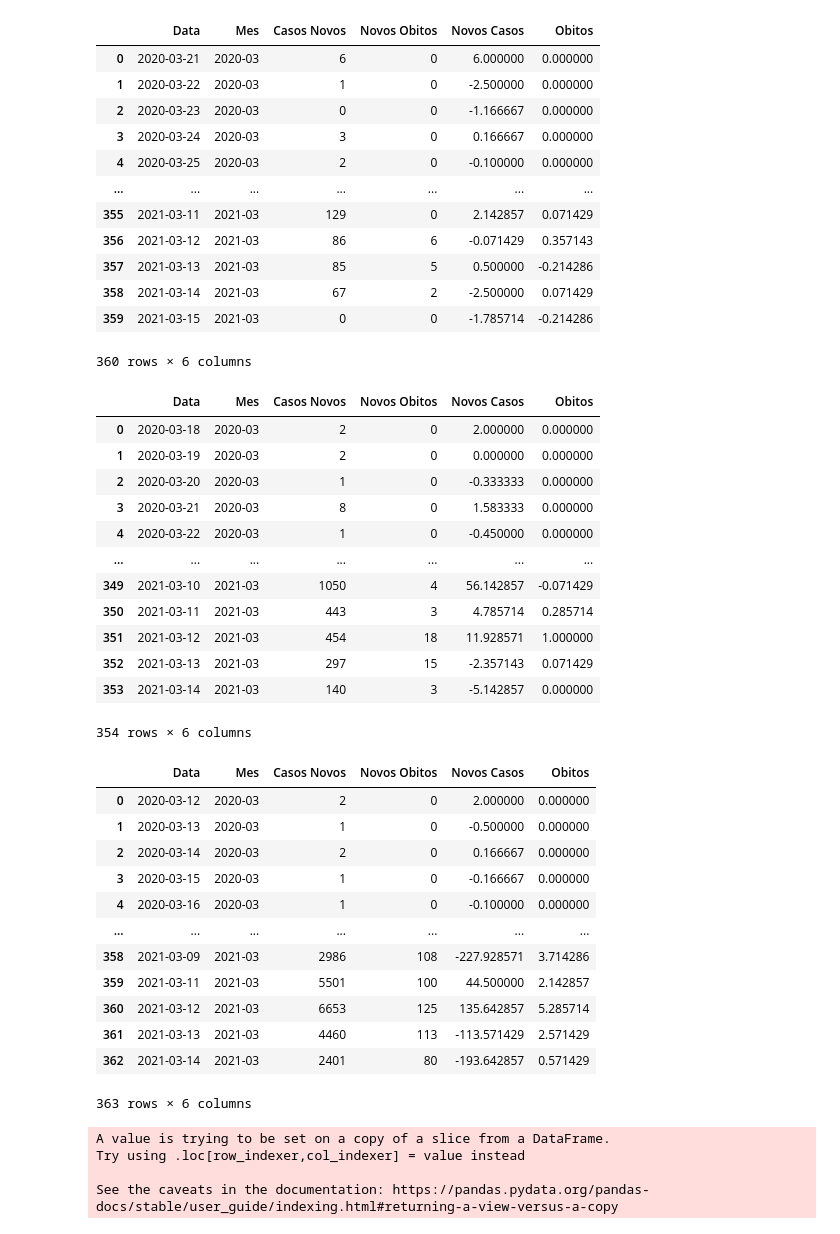
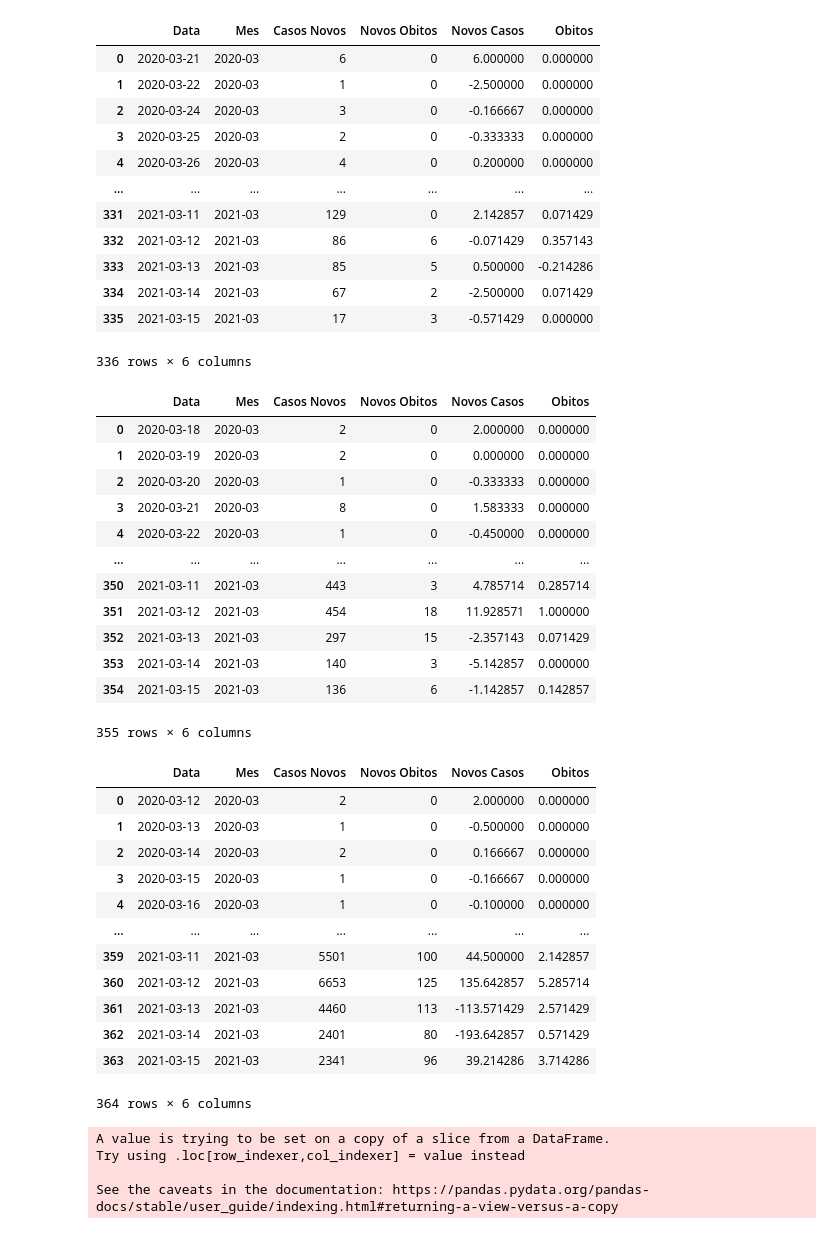
Before and after one commit to lia-univali/covid-tracker, a Jupyter notebook: note.ipynb, the cells around one changed output. Drawn from its saved outputs; the diff is of its cells as text; code cells hidden in the pictures.

Commit message:
:pencil: update data

```diff
--- a/note.ipynb
+++ b/note.ipynb
@@ -299,50 +243,51 @@ makeLineChart('mortalidade', "Mortalidade para cada 100 mil habitantes")
 # %%
 import plotly.graph_objects as go
 
 media_dias = 14
 df_municipio = df_interesse[df_interesse["Município"] == "Itajaí"]
 
 novos = []
 obitos = []
 out = []
 last = 0
 last_obitos = 0
 for i,r in df_municipio.iterrows():
 
-    novos.append(r['Novos Casos'])
-    if(len(novos) > media_dias):
-        novos.pop(0)
+    if(r['Novos Casos'] > 0):
+        novos.append(r['Novos Casos'])
+        if(len(novos) > media_dias):
+            novos.pop(0)
 
-    obitos.append(r['Novos Obitos'])
-    if(len(obitos) > media_dias):
-        obitos.pop(0)
+        obitos.append(r['Novos Obitos'])
+        if(len(obitos) > media_dias):
+            obitos.pop(0)
 
-    out.append({
-        "Data": r['Data'],
-        "Mes": r['Data'].strftime("%Y-%m"),
-        "Casos Novos": r['Novos Casos'],
-        "Novos Obitos": r['Novos Obitos'],
-        'Novos Casos': np.mean(np.array(novos))-last,
-        "Obitos": np.mean(np.array(obitos))-last_obitos
-    })
-    last = np.mean(np.array(novos))
-    last_obitos = np.mean(np.array(obitos))
+        out.append({
+            "Data": r['Data'],
+            "Mes": r['Data'].strftime("%Y-%m"),
+            "Casos Novos": r['Novos Casos'],
+            "Novos Obitos": r['Novos Obitos'],
+            'Novos Casos': np.mean(np.array(novos))-last,
+            "Obitos": np.mean(np.array(obitos))-last_obitos
+        })
+        last = np.mean(np.array(novos))
+        last_obitos = np.mean(np.array(obitos))
 mun = pd.DataFrame(out)
 mun
 # %% [output]
 |  | Data | Mes | Casos Novos | Novos Obitos | Novos Casos | Obitos |
 | 0 | 2020-03-21 | 2020-03 | 6 | 0 | 6.000000 | 0.000000 |
 | 1 | 2020-03-22 | 2020-03 | 1 | 0 | -2.500000 | 0.000000 |
-| 2 | 2020-03-23 | 2020-03 | 0 | 0 | -1.166667 | 0.000000 |
-| 3 | 2020-03-24 | 2020-03 | 3 | 0 | 0.166667 | 0.000000 |
-| 4 | 2020-03-25 | 2020-03 | 2 | 0 | -0.100000 | 0.000000 |
+| 2 | 2020-03-24 | 2020-03 | 3 | 0 | -0.166667 | 0.000000 |
+| 3 | 2020-03-25 | 2020-03 | 2 | 0 | -0.333333 | 0.000000 |
+| 4 | 2020-03-26 | 2020-03 | 4 | 0 | 0.200000 | 0.000000 |
 | ... | ... | ... | ... | ... | ... | ... |
-| 355 | 2021-03-11 | 2021-03 | 129 | 0 | 2.142857 | 0.071429 |
-| 356 | 2021-03-12 | 2021-03 | 86 | 6 | -0.071429 | 0.357143 |
-| 357 | 2021-03-13 | 2021-03 | 85 | 5 | 0.500000 | -0.214286 |
-| 358 | 2021-03-14 | 2021-03 | 67 | 2 | -2.500000 | 0.071429 |
-| 359 | 2021-03-15 | 2021-03 | 0 | 0 | -1.785714 | -0.214286 |
+| 331 | 2021-03-11 | 2021-03 | 129 | 0 | 2.142857 | 0.071429 |
+| 332 | 2021-03-12 | 2021-03 | 86 | 6 | -0.071429 | 0.357143 |
+| 333 | 2021-03-13 | 2021-03 | 85 | 5 | 0.500000 | -0.214286 |
+| 334 | 2021-03-14 | 2021-03 | 67 | 2 | -2.500000 | 0.071429 |
+| 335 | 2021-03-15 | 2021-03 | 17 | 3 | -0.571429 | 0.000000 |
-360 rows × 6 columns
+336 rows × 6 columns
 # %%
 municipios_amfri = [
     'Balneário Camboriú','Balneário Piçarras','Bombinhas','Camboriú','Itajaí',
@@ -394,12 +339,12 @@ amfri
 | 3 | 2020-03-21 | 2020-03 | 8 | 0 | 1.583333 | 0.000000 |
 | 4 | 2020-03-22 | 2020-03 | 1 | 0 | -0.450000 | 0.000000 |
 | ... | ... | ... | ... | ... | ... | ... |
-| 349 | 2021-03-10 | 2021-03 | 1050 | 4 | 56.142857 | -0.071429 |
 | 350 | 2021-03-11 | 2021-03 | 443 | 3 | 4.785714 | 0.285714 |
 | 351 | 2021-03-12 | 2021-03 | 454 | 18 | 11.928571 | 1.000000 |
 | 352 | 2021-03-13 | 2021-03 | 297 | 15 | -2.357143 | 0.071429 |
 | 353 | 2021-03-14 | 2021-03 | 140 | 3 | -5.142857 | 0.000000 |
+| 354 | 2021-03-15 | 2021-03 | 136 | 6 | -1.142857 | 0.142857 |
-354 rows × 6 columns
+355 rows × 6 columns
 # %%
 df_sc = df_processado.copy()
 
@@ -446,12 +391,12 @@ sc
 | 3 | 2020-03-15 | 2020-03 | 1 | 0 | -0.166667 | 0.000000 |
 | 4 | 2020-03-16 | 2020-03 | 1 | 0 | -0.100000 | 0.000000 |
 | ... | ... | ... | ... | ... | ... | ... |
-| 358 | 2021-03-09 | 2021-03 | 2986 | 108 | -227.928571 | 3.714286 |
 | 359 | 2021-03-11 | 2021-03 | 5501 | 100 | 44.500000 | 2.142857 |
 | 360 | 2021-03-12 | 2021-03 | 6653 | 125 | 135.642857 | 5.285714 |
 | 361 | 2021-03-13 | 2021-03 | 4460 | 113 | -113.571429 | 2.571429 |
 | 362 | 2021-03-14 | 2021-03 | 2401 | 80 | -193.642857 | 0.571429 |
+| 363 | 2021-03-15 | 2021-03 | 2341 | 96 | 39.214286 | 3.714286 |
-363 rows × 6 columns
+364 rows × 6 columns
 # %%
 def makeMobileMean(frame, col, name):
     fig = go.Figure(go.Waterfall(
```
Also changed, not shown: parts of 7 cells of this notebook, 21 other files.
